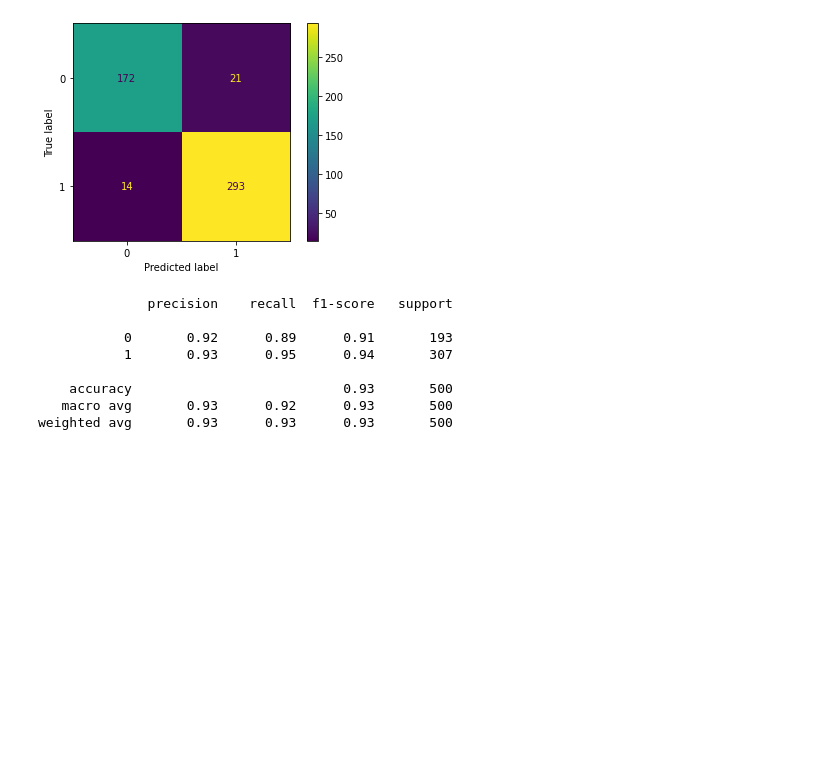
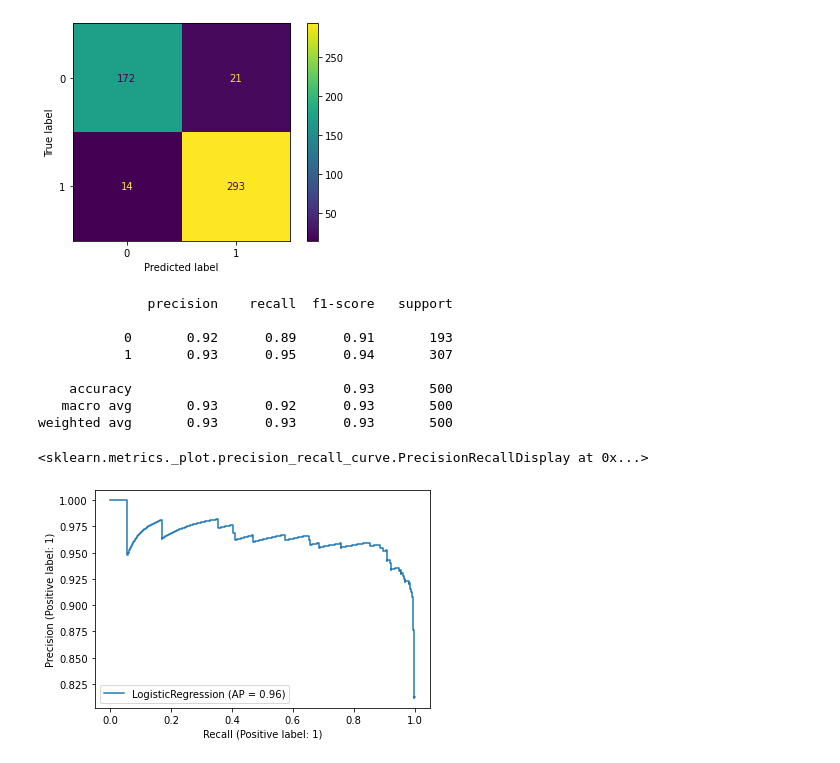
Before and after one commit to BarasaK/HearingLossPrediction, a Jupyter notebook: Hear_LogRegression.ipynb, the cells around one changed output. Saved outputs shown, nothing was run; the diff lists cells and outputs as text; code cells hidden in the pictures; blank space fills up the shorter version.

Commit message:
Model evaluation

```diff
--- a/Hear_LogRegression.ipynb
+++ b/Hear_LogRegression.ipynb
@@ -193,0 +198,5 @@ weighted avg       0.93      0.93      0.93       500
+# %%
+plot_precision_recall_curve(log_model,scaled_X_test,y_test)
+# %% [output]
+<sklearn.metrics._plot.precision_recall_curve.PrecisionRecallDisplay at 0x...>
+[figure, added]
```
Also changed, not shown: parts of 3 cells of this notebook.
